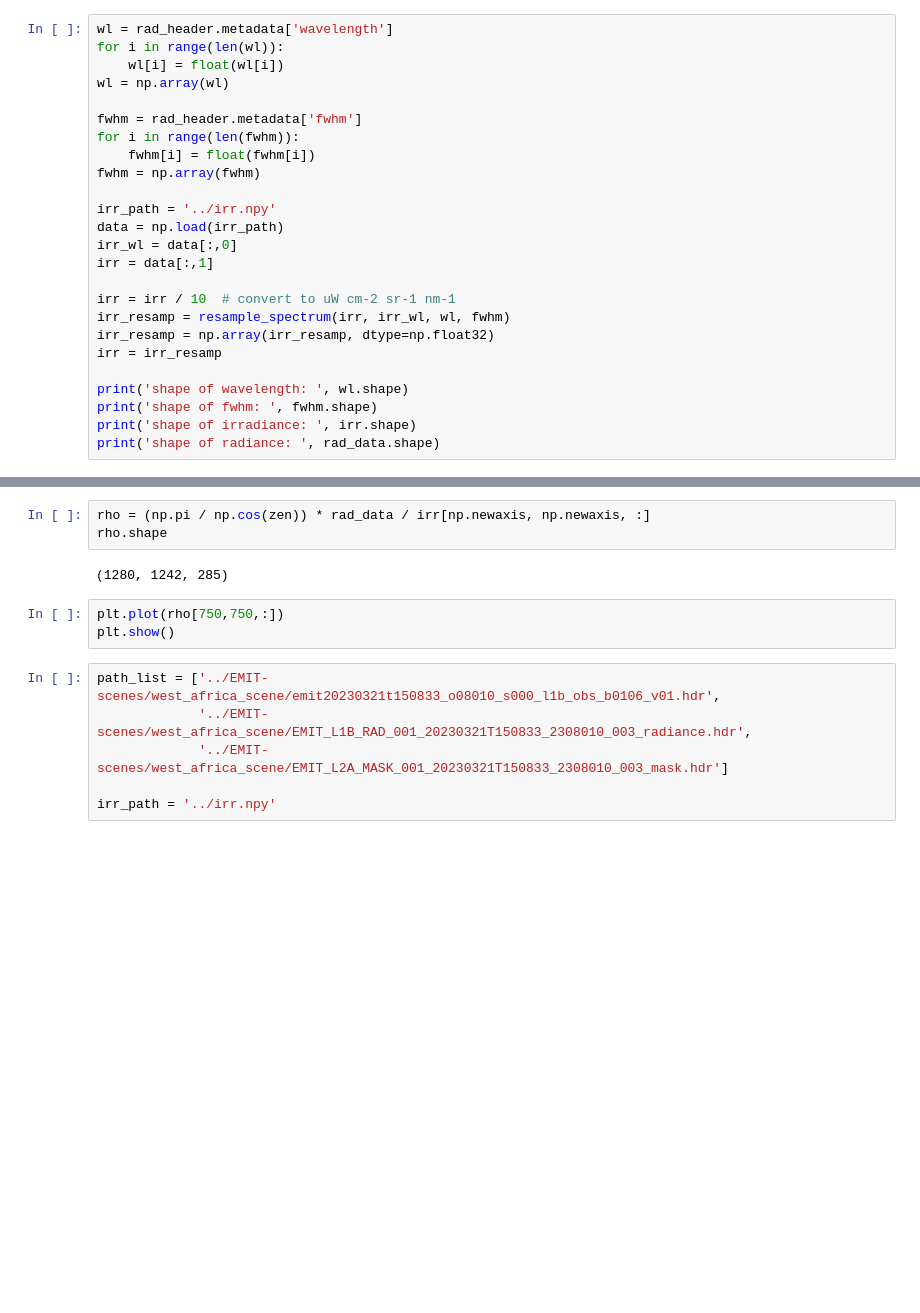
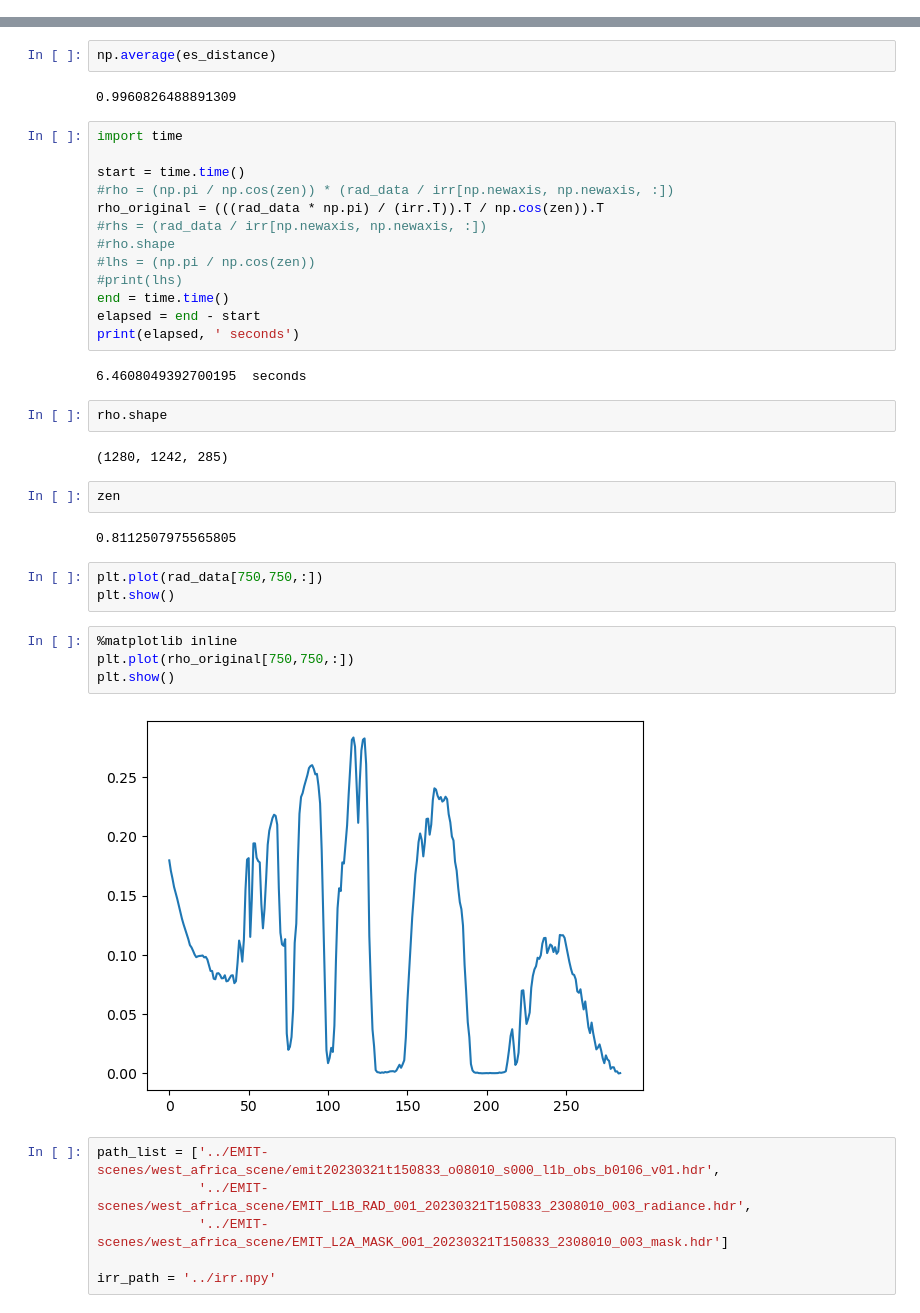
Before and after one commit to varunpatro1/water_vapor_estimation, a Jupyter notebook: train.ipynb, the cells around one changed output, grey strips where cells are left out. Cells and saved outputs as stored; diff of their text form; blank space fills up the shorter version.

```diff
--- a/train.ipynb
+++ b/train.ipynb
@@ -56,25 +101,0 @@ shape of water vapor:  (1280, 1242)
-# %%
-wl = rad_header.metadata['wavelength']
-for i in range(len(wl)):
-    wl[i] = float(wl[i])
-wl = np.array(wl)
-
-fwhm = rad_header.metadata['fwhm']
-for i in range(len(fwhm)):
-    fwhm[i] = float(fwhm[i])
-fwhm = np.array(fwhm)
-
-irr_path = '../irr.npy'
-data = np.load(irr_path)
-irr_wl = data[:,0]
-irr = data[:,1]
-
-irr = irr / 10  # convert to uW cm-2 sr-1 nm-1
-irr_resamp = resample_spectrum(irr, irr_wl, wl, fwhm)
-irr_resamp = np.array(irr_resamp, dtype=np.float32)
-irr = irr_resamp
-
-print('shape of wavelength: ', wl.shape)
-print('shape of fwhm: ', fwhm.shape)
-print('shape of irradiance: ', irr.shape)
-print('shape of radiance: ', rad_data.shape)
@@ -106,11 +102,39 @@ datetime.datetime(2023, 3, 21, 15, 8, 33)
+# %%
+np.average(es_distance)
+# %% [output]
+0.9960826488891309
 # %%
-rho = (np.pi / np.cos(zen)) * rad_data / irr[np.newaxis, np.newaxis, :]
-rho.shape
+import time
+
+start = time.time()
+#rho = (np.pi / np.cos(zen)) * (rad_data / irr[np.newaxis, np.newaxis, :])
+rho_original = (((rad_data * np.pi) / (irr.T)).T / np.cos(zen)).T
+#rhs = (rad_data / irr[np.newaxis, np.newaxis, :])
+#rho.shape
+#lhs = (np.pi / np.cos(zen))
+#print(lhs)
+end = time.time()
+elapsed = end - start
+print(elapsed, ' seconds')
 # %% [output]
-(1280, 1242, 285)
+6.4608049392700195  seconds
+# %%
+rho.shape
+# %% [output]
+(1280, 1242, 285)
+# %%
+zen
+# %% [output]
+0.8112507975565805
+# %%
+plt.plot(rad_data[750,750,:])
+plt.show()
 # %%
-plt.plot(rho[750,750,:])
+%matplotlib inline
+plt.plot(rho_original[750,750,:])
 plt.show()
+# %% [output]
+[figure, added]
 # %%
 path_list = ['../EMIT-scenes/west_africa_scene/emit20230321t150833_o08010_s000_l1b_obs_b0106_v01.hdr',
              '../EMIT-scenes/west_africa_scene/EMIT_L1B_RAD_001_20230321T150833_2308010_003_radiance.hdr',
```
Also changed, not shown: parts of 6 cells of this notebook, 2 other files.
